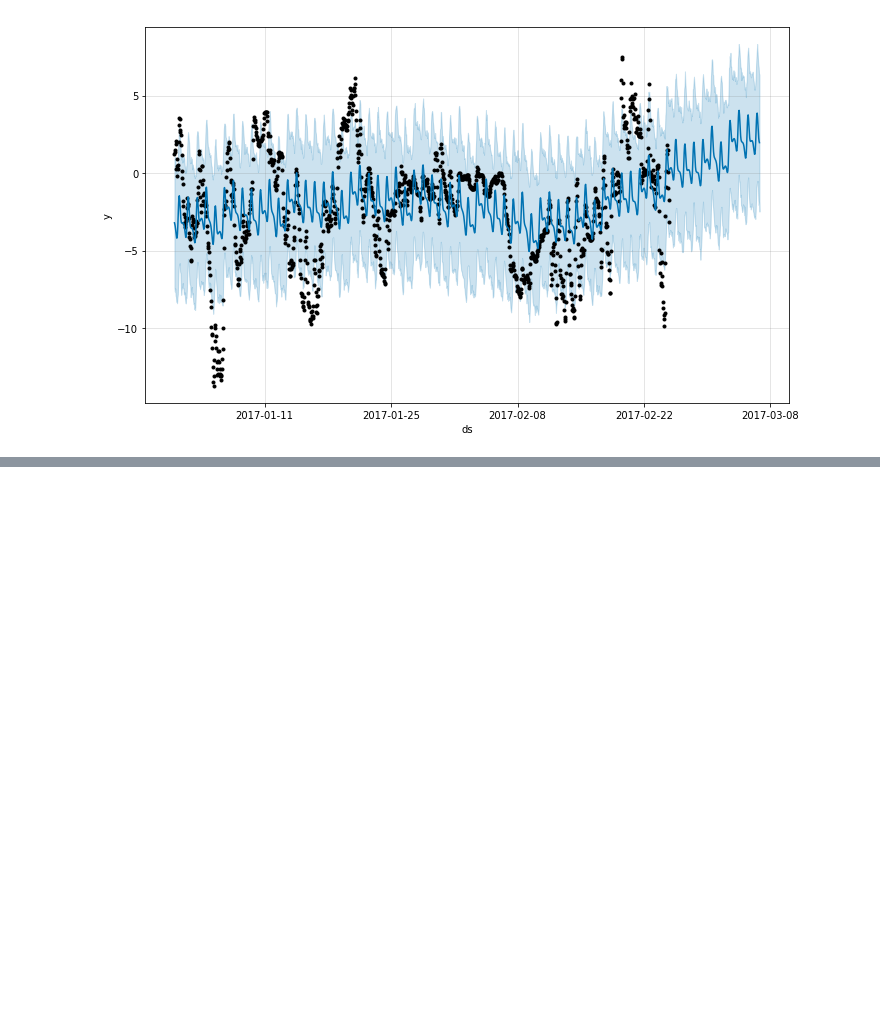
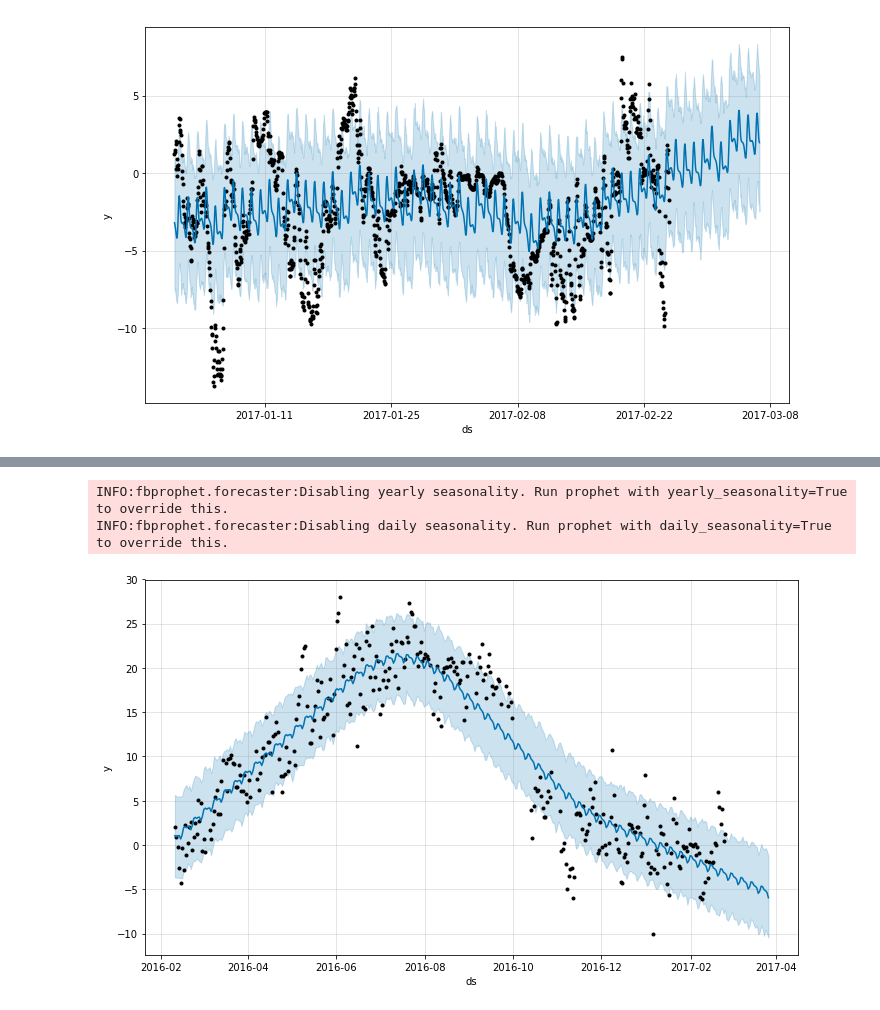
Before and after one commit to deepakmarathe/timeseries-forecasting, a Jupyter notebook: timeseries-forecating-weather-prediction.ipynb, the cells around one changed output, grey strips where cells are left out. Saved outputs shown, nothing was run; the diff lists cells and outputs as text; code cells hidden in the pictures; blank space fills up the shorter version.

```diff
--- a/timeseries-forecating-weather-prediction.ipynb
+++ b/timeseries-forecating-weather-prediction.ipynb
@@ -68,3 +70,9 @@ model_recent.plot(forecast_recent)
 %%sh
 head -1 ./data/outdoor-temperature-hourly.csv > ./data/outdoor-temperature-12UTC.csv
 fgrep "T12" ./data/outdoor-temperature-hourly.csv >> ./data/outdoor-temperature-12UTC.csv
+# %%
+df2 = pd.read_csv('./data/outdoor-temperature-12UTC.csv', na_values = 'DIFF')
+df2['ds'] = df2['time']
+df2['y'] = df2['temperature']
+df2 = df2.drop(['name', 'time', 'temperature', 'seriesA', 'seriesB'], axis=1)
+df2.head(10)
@@ -70,0 +91,12 @@ fgrep "T12" ./data/outdoor-temperature-hourly.csv >> ./data/outdoor-temperature-
+# %%
+model2 = Prophet()
+model2.fit(df2)
+future2 = model2.make_future_dataframe(periods=30)
+forecast2 = model2.predict(future2)
+# %% [output]
+INFO:fbprophet.forecaster:Disabling yearly seasonality. Run prophet with yearly_seasonality=True to override this.
+INFO:fbprophet.forecaster:Disabling daily seasonality. Run prophet with daily_seasonality=True to override this.
+# %%
+model2.plot(forecast2)
+# %% [output]
+[figure, added]
```
Also changed, not shown: parts of 7 cells of this notebook.
